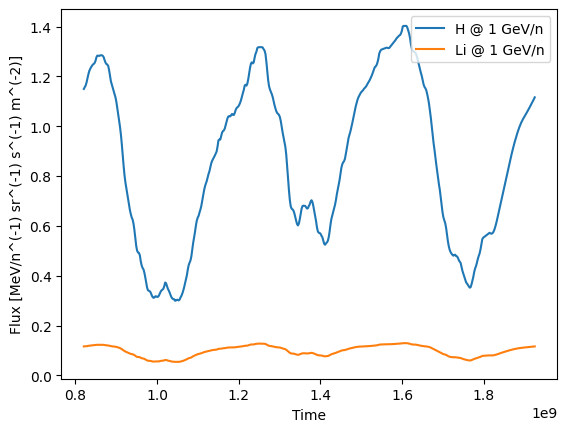
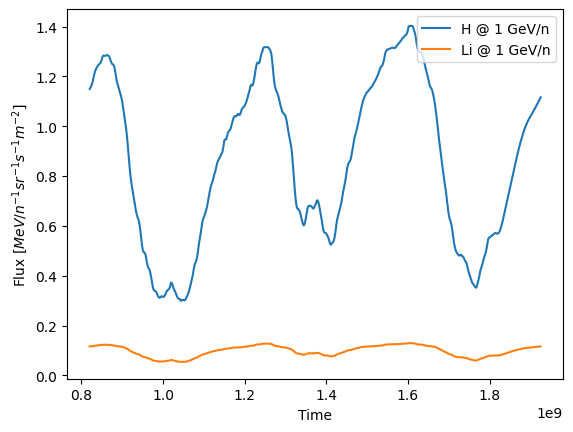
Unified diff of the notebook cell whose output changed from the first chart to the second:
--- before
+++ after
@@ -1,33 +1,23 @@
-import pglis
-import datetime
-import pandas as pd
-import matplotlib.pyplot as plt
-
-# initialise
+# init
 model = pglis.model()
 
 
-# helper: date unix timestamp
-def dt(year, month, day):
-    return datetime.datetime(year, month, day, tzinfo=datetime.timezone.utc).timestamp()
-
-
-# ── flux vs time
+# flux vs time
 df = pglis.get_flux_vs_time(
     model,
-    Z=1,  # Hydrogen
+    Z=1,  # H
     Ekn=1000.0,  # MeV/n
-    t_start=dt(1996, 1, 1),
-    t_end=dt(2031, 1, 1),
+    t_start=dt.datetime(1996, 1, 1).timestamp(),
+    t_end=dt.datetime(2031, 1, 1).timestamp(),
     n_points=500,
 )
-print(df.head())
+
 
 df2 = pglis.get_flux_vs_time(
     model,
-    Z=2,  # Hydrogen
+    Z=2,  # He
     Ekn=1000.0,  # MeV/n
-    t_start=dt(1996, 1, 1),
-    t_end=dt(2031, 1, 1),
+    t_start=dt.datetime(1996, 1, 1).timestamp(),
+    t_end=dt.datetime(2031, 1, 1).timestamp(),
     n_points=500,
 )
@@ -41,5 +31,5 @@
 )
 ax.set_xlabel("Time")
-ax.set_ylabel("Flux [MeV/n^(-1) sr^(-1) s^(-1) m^(-2)]")
+ax.set_ylabel(r"Flux $[MeV/n^{-1} sr^{-1} s^{-1} m^{-2}]$")
 
 

Commit: zenodo dataset automatic download